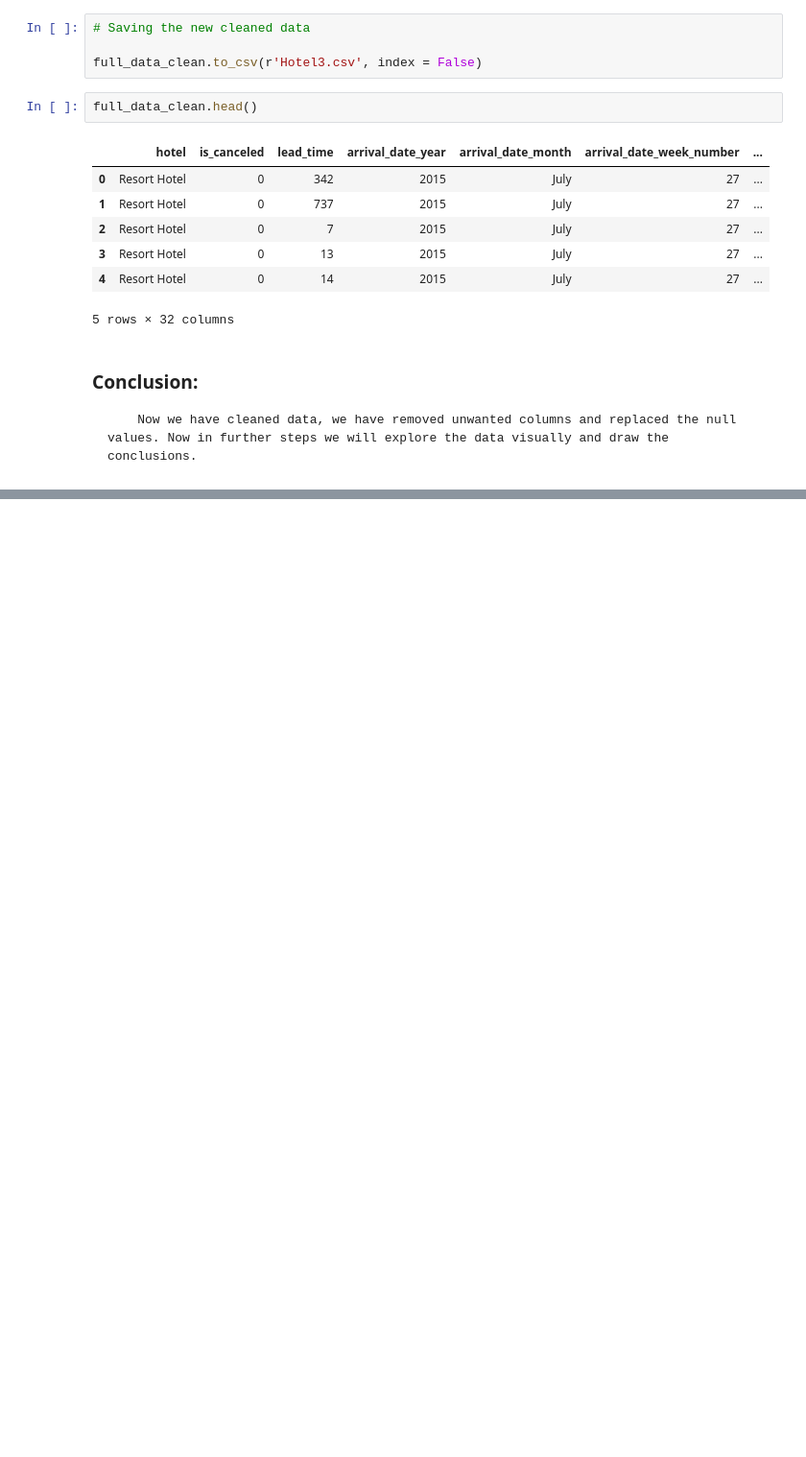
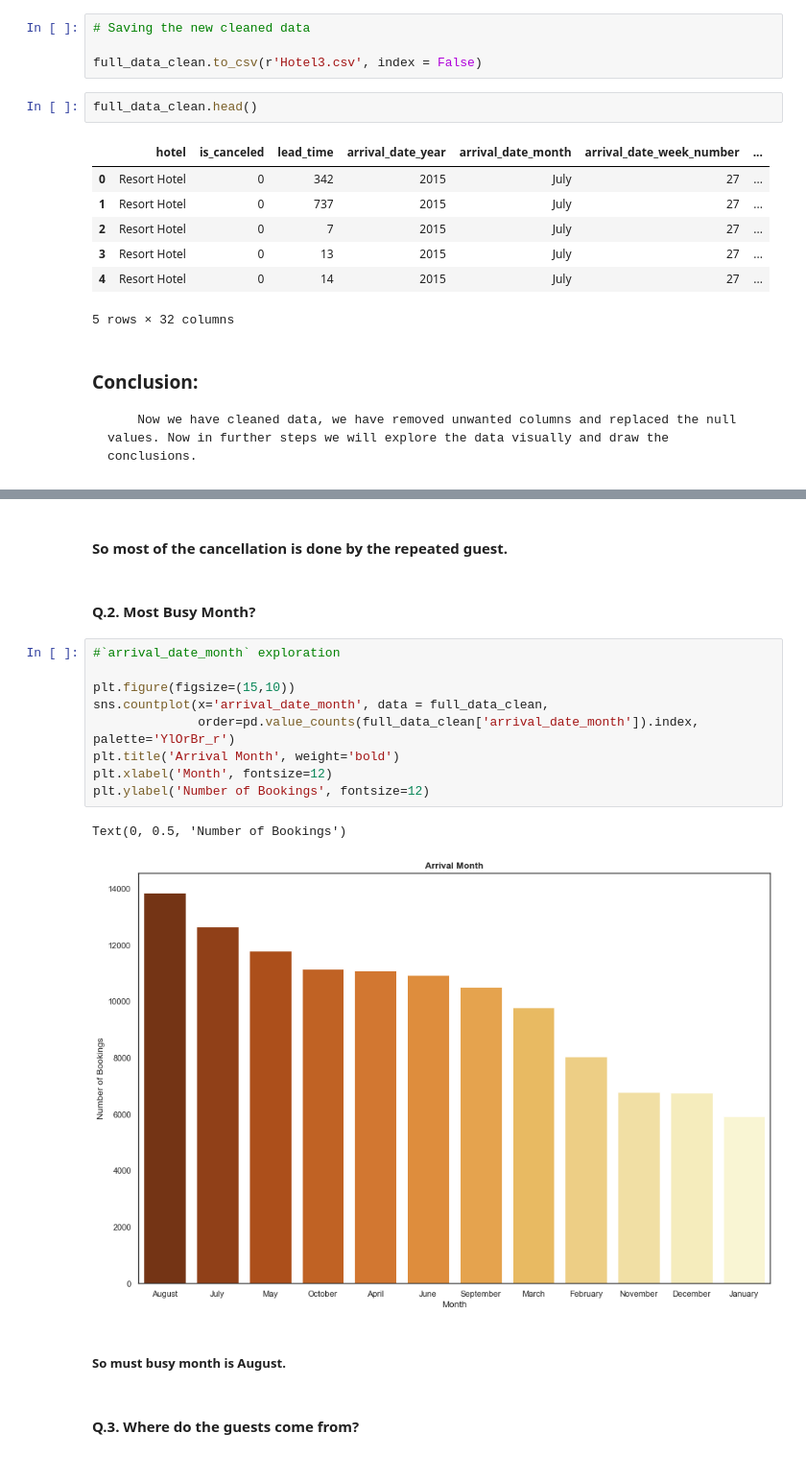
Before and after one commit to Binita72/Hotel_Booking_Prediction, a Jupyter notebook: Prediction_of_Hotel_Booking.ipynb, the cells around one changed output, grey strips where cells are left out. Shown at 96% size. Drawn from its saved outputs; the diff is of its cells as text; blank space fills up the shorter version.

```diff
--- a/Prediction_of_Hotel_Booking.ipynb
+++ b/Prediction_of_Hotel_Booking.ipynb
@@ -156,0 +174,20 @@ full_data_clean.head()
+# %% [markdown]
+#### So most of the cancellation is done by the repeated guest.
+# %% [markdown]
+#### Q.2. Most Busy Month?
+# %%
+#`arrival_date_month` exploration
+
+plt.figure(figsize=(15,10))
+sns.countplot(x='arrival_date_month', data = full_data_clean,
+              order=pd.value_counts(full_data_clean['arrival_date_month']).index, palette='YlOrBr_r')
+plt.title('Arrival Month', weight='bold')
+plt.xlabel('Month', fontsize=12)
+plt.ylabel('Number of Bookings', fontsize=12)
+# %% [output]
+Text(0, 0.5, 'Number of Bookings')
+[figure, added]
+# %% [markdown]
+##### So must busy month is August.
+# %% [markdown]
+#### Q.3. Where do the guests come from?
```
Also changed, not shown: parts of 5 cells of this notebook.
